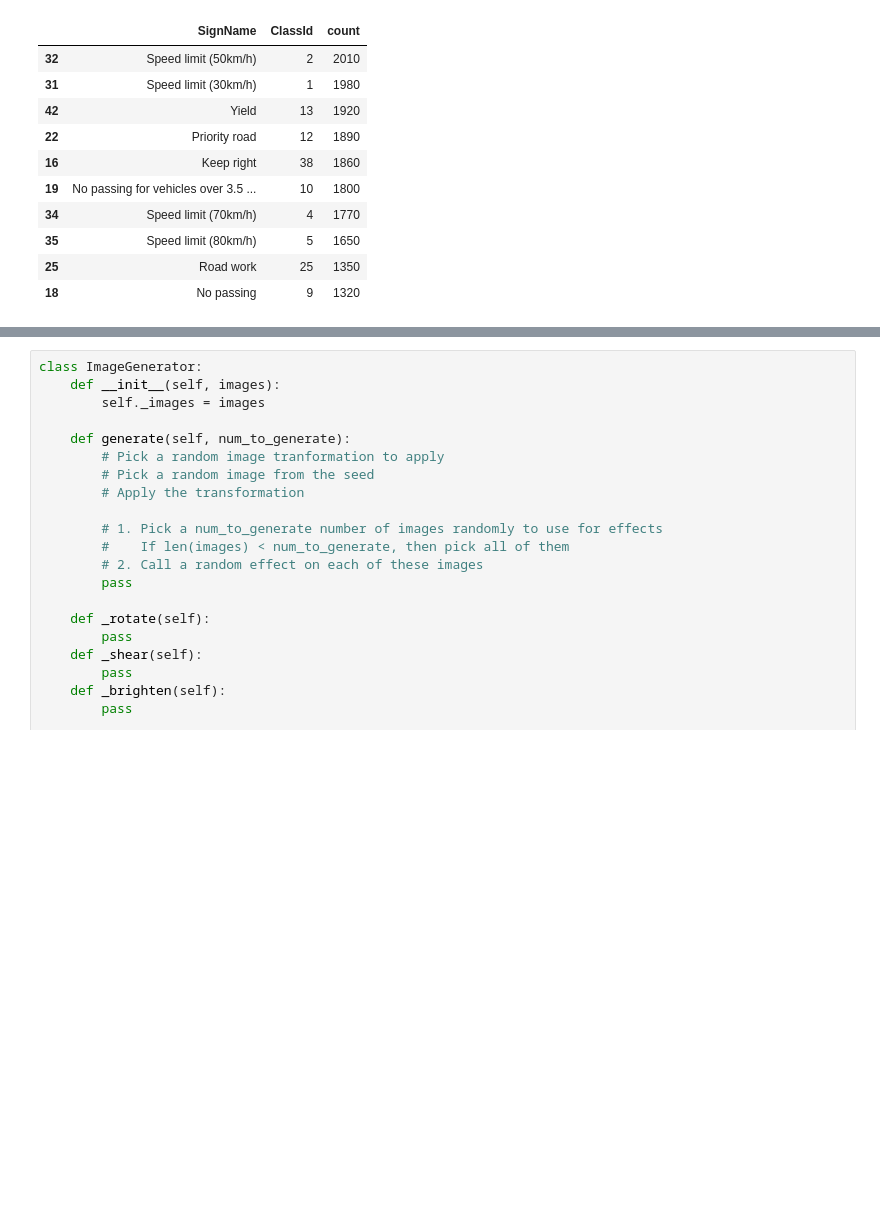
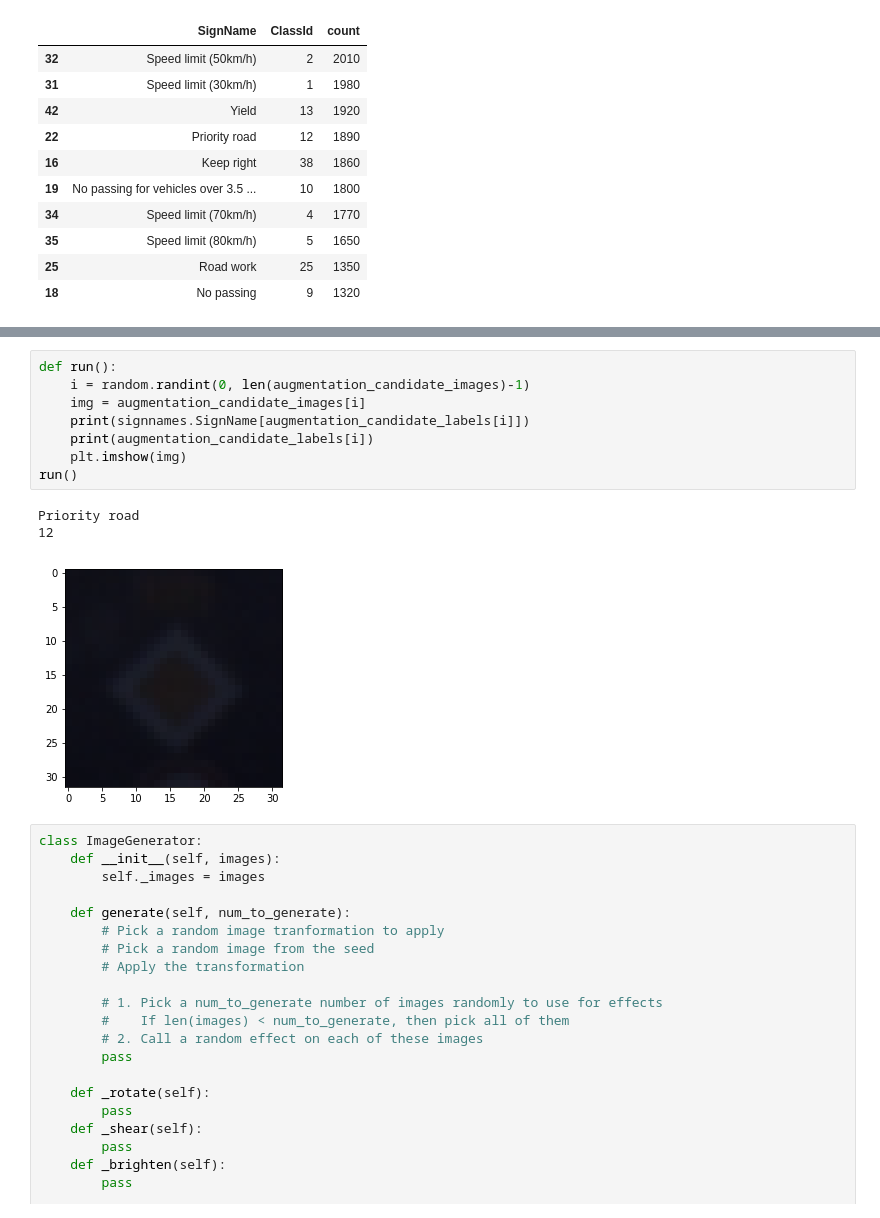
Before and after one commit to adhulipa/CarND-Traffic-Sign-Classifier-Project, a Jupyter notebook: Traffic_Sign_Classifier.ipynb, the cells around one changed output, grey strips where cells are left out. Cells and saved outputs as stored; diff of their text form; blank space fills up the shorter version.

Commit message:
Visualized aug candidates.

```diff
--- a/Traffic_Sign_Classifier.ipynb
+++ b/Traffic_Sign_Classifier.ipynb
@@ -368,3 +349,15 @@ True
+# %%
+def run():
+    i = random.randint(0, len(augmentation_candidate_images)-1)
+    img = augmentation_candidate_images[i]
+    print(signnames.SignName[augmentation_candidate_labels[i]])
+    print(augmentation_candidate_labels[i])
+    plt.imshow(img)
+run()
+# %% [output]
+Priority road
+12
+[figure, added]
 # %%
 class ImageGenerator:
     def __init__(self, images):
```
Also changed, not shown: parts of 3 cells of this notebook.
